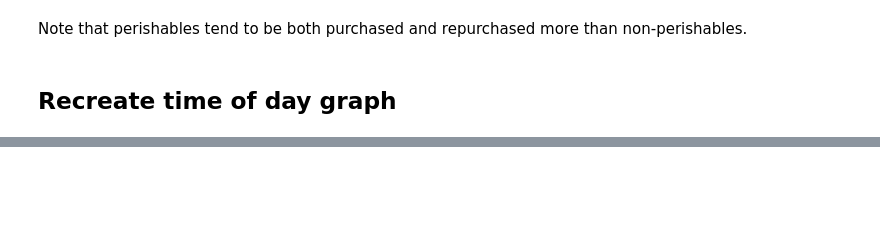
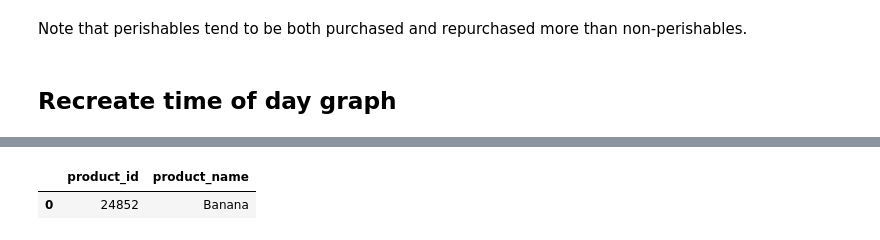
Before and after one commit to mccormd1/instacart_Challenge, a Jupyter notebook: instacart EDA.ipynb, the cells around one changed output, grey strips where cells are left out. Saved outputs shown, nothing was run; the diff lists cells and outputs as text; code cells hidden in the pictures; blank space fills up the shorter version.

```diff
--- a/instacart EDA.ipynb
+++ b/instacart EDA.ipynb
@@ -145,0 +128,10 @@ todorder
+# %%
+#First get correct data
+pd.read_sql('''
+SELECT product_id, product_name
+FROM products
+WHERE product_name LIKE 'Banana'
+''',conn)
+# %% [output]
+|  | product_id | product_name |
+| 0 | 24852 | Banana |
```
Also changed, not shown: parts of 4 cells of this notebook, 1 other file.
